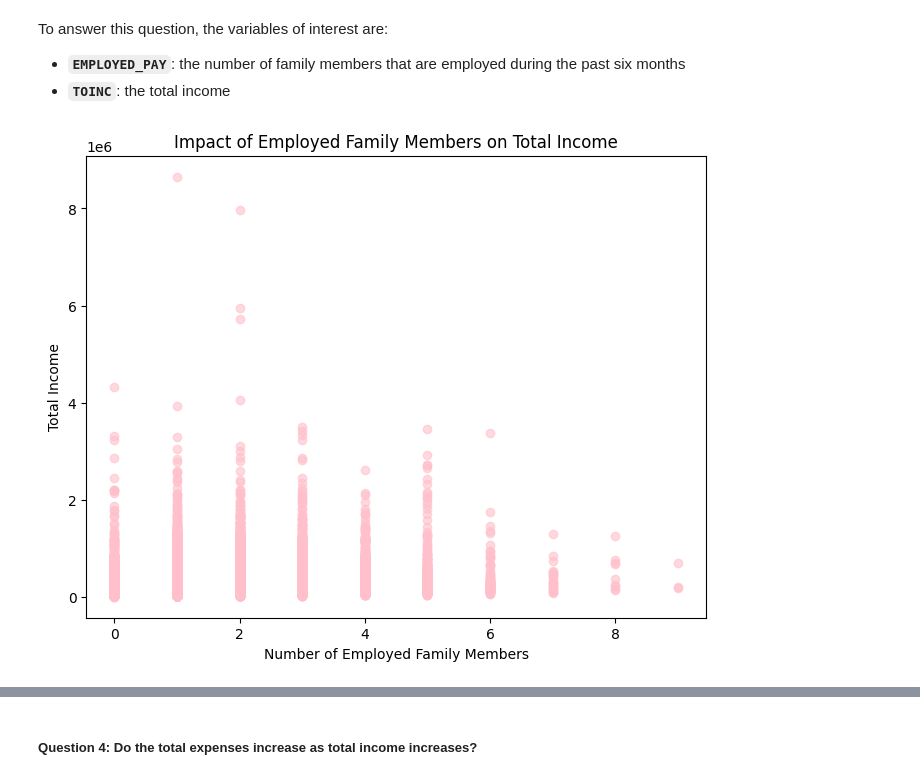
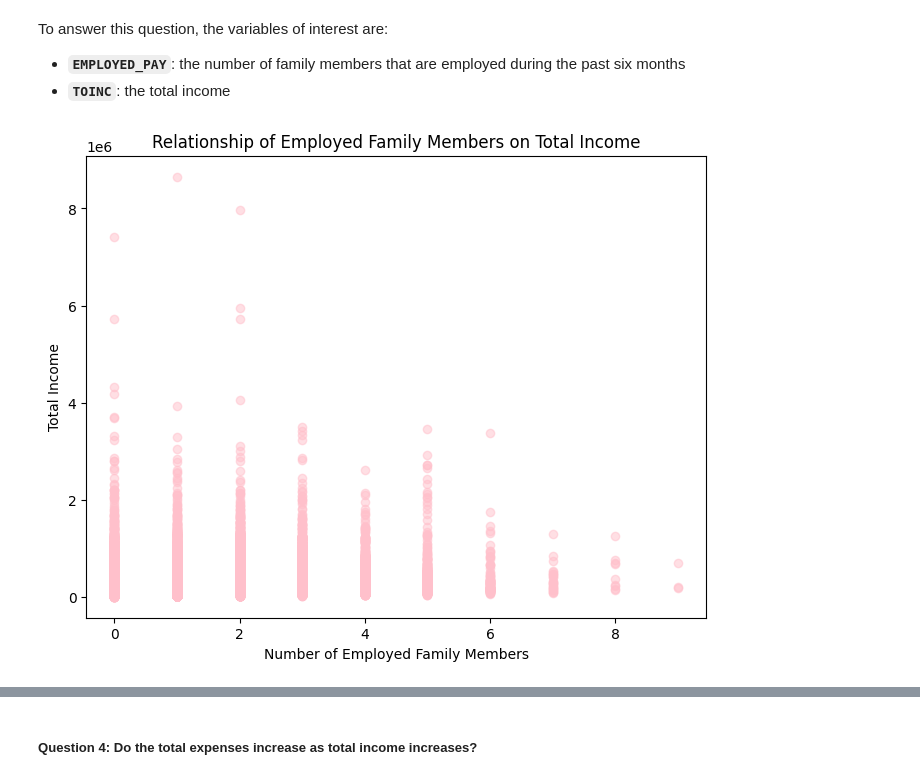
Before and after one commit to MichaelGelo/CSMODEL_Project, a Jupyter notebook: Group3_Phase1.ipynb, the cells around one changed output, grey strips where cells are left out. Cells and saved outputs as stored; diff of their text form; code cells hidden in the pictures.

```diff
--- a/Group3_Phase1.ipynb
+++ b/Group3_Phase1.ipynb
@@ -601,5 +602,5 @@ When dealing with missing values, imputation, dropping or placing a default valu
 # %%
-FIES_df['EMPLOYED_PAY'] = FIES_df['EMPLOYED_PAY'].replace({ "  " : np.nan})
+FIES_df['EMPLOYED_PAY'] = FIES_df['EMPLOYED_PAY'].replace({ "  " : 0})
 FIES_df['EMPLOYED_PAY'].value_counts()
 # %% [output]
 EMPLOYED_PAY
@@ -615,7 +617,7 @@ EMPLOYED_PAY
 09        3
 Name: count, dtype: int64
 # %%
-FIES_df['EMPLOYED_PROF'] = FIES_df['EMPLOYED_PROF'].replace({ "  " : np.nan})
+FIES_df['EMPLOYED_PROF'] = FIES_df['EMPLOYED_PROF'].replace({ "  " : 0})
 FIES_df['EMPLOYED_PROF'].value_counts()
 # %% [output]
 EMPLOYED_PROF
@@ -653,5 +658,5 @@ dtype: bool
 # %%
-employed_family = FIES_df['EMPLOYED_PAY'].astype(float)
+employed_family = FIES_df['EMPLOYED_PAY'].astype('int64')
 total_income = FIES_df['TOINC']
 # %% [markdown]
 `REGPC` is the Regional per capita income decile. Its values ranges from 1 to 10, where 1 being the lowest decile and 10 is highest decile. To make the values understandable, we rename its values.
@@ -833,11 +861,11 @@ To answer this question, the variables of interest are:
 - **`TOINC`**: the total income
 # %%
 plt.figure(figsize=(8, 6))
-plt.scatter(employed_family, total_income, alpha=0.6, color='pink')
+plt.scatter(employed_family, total_income, alpha=0.5, color='pink')
 
-plt.title('Impact of Employed Family Members on Total Income')
+plt.title('Relationship of Employed Family Members on Total Income')
 plt.xlabel('Number of Employed Family Members')
 plt.ylabel('Total Income')
 plt.show()
 # %% [output]
-[figure, old version]
+[figure, new version]
```
Also changed, not shown: parts of 19 cells of this notebook.
